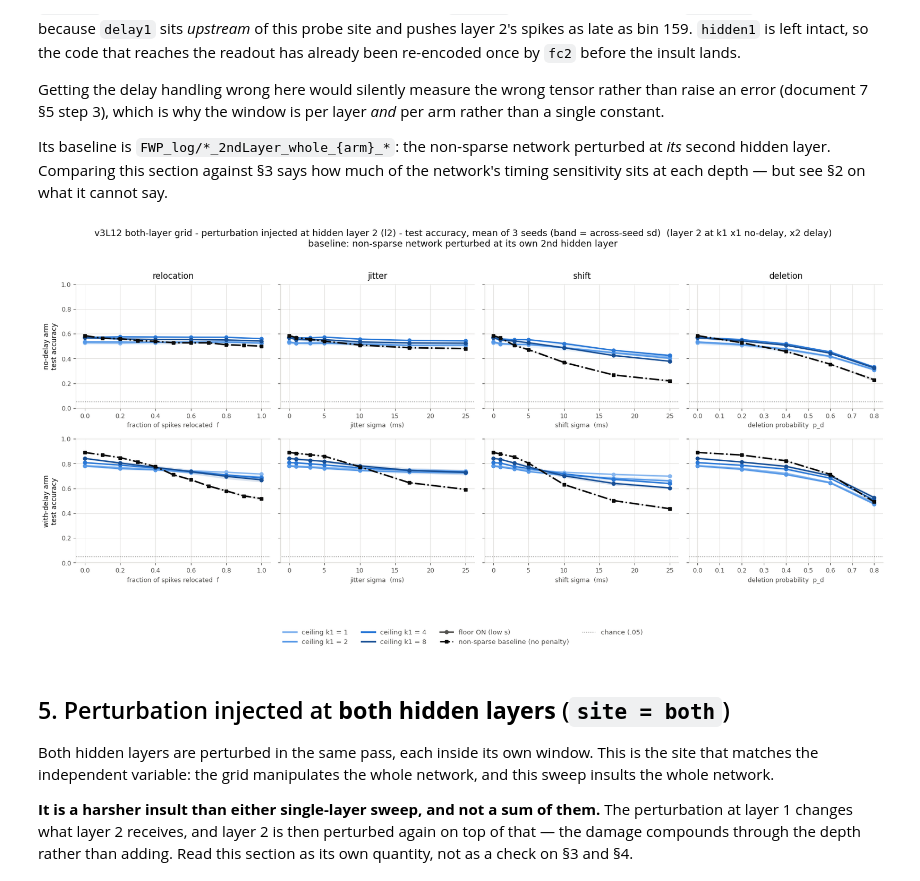
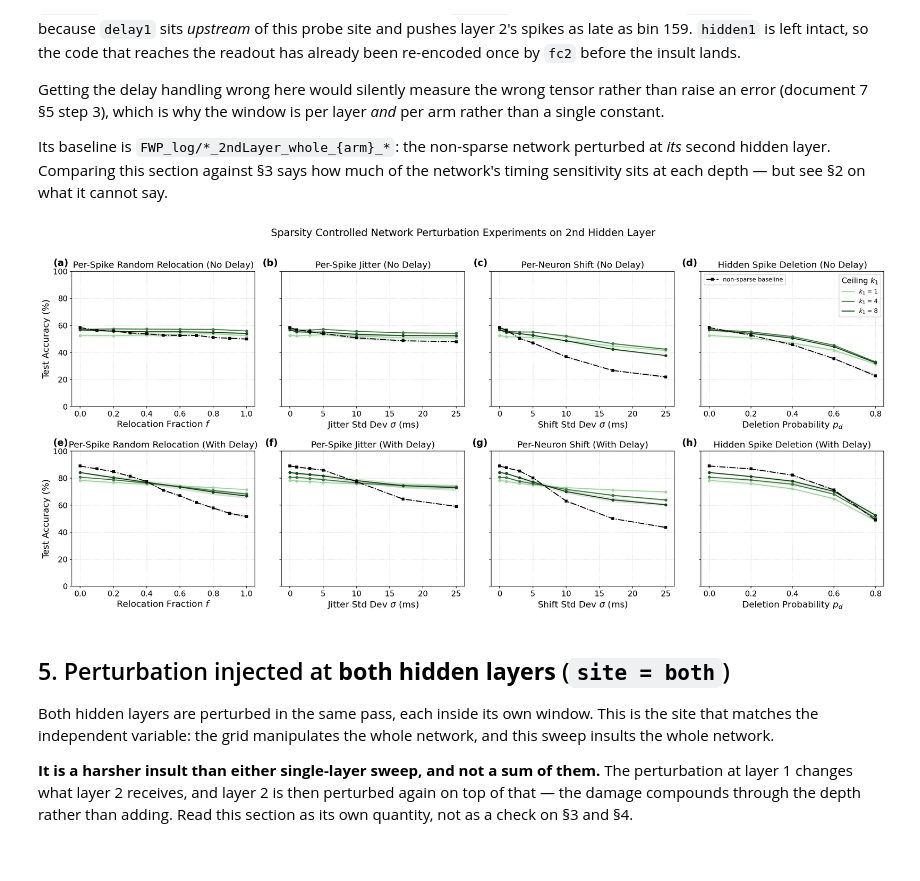
Before and after one commit to Laaaaack/beyond-beyond-rate, a Jupyter notebook: my_project/exp_sparse_network/result_visualization/bothLayer/results_visualization.ipynb, the cells around one changed output. Drawn from its saved outputs; the diff is of its cells as text; code cells hidden in the pictures; blank space fills up the shorter version.

```diff
--- a/my_project/exp_sparse_network/result_visualization/bothLayer/results_visualization.ipynb
+++ b/my_project/exp_sparse_network/result_visualization/bothLayer/results_visualization.ipynb
@@ -525,10 +592,9 @@ Its baseline is `FWP_log/*_2ndLayer_whole_{arm}_*`: the non-sparse network pertu
 *its* second hidden layer. Comparing this section against §3 says how much of the
 network's timing sensitivity sits at each depth — but see §2 on what it cannot say.
 # %%
-plot_site_sweeps("l2", "hidden layer 2",
-                 "baseline: non-sparse network perturbed at its own 2nd hidden layer")
+plot_site_sweeps("l2")
 # %% [output]
-[figure, old version]
+[figure, new version]
 # %% [markdown]
 ## 5. Perturbation injected at **both hidden layers** (`site = both`)
 
```
Also changed, not shown: parts of 15 cells of this notebook, 4 other files.
